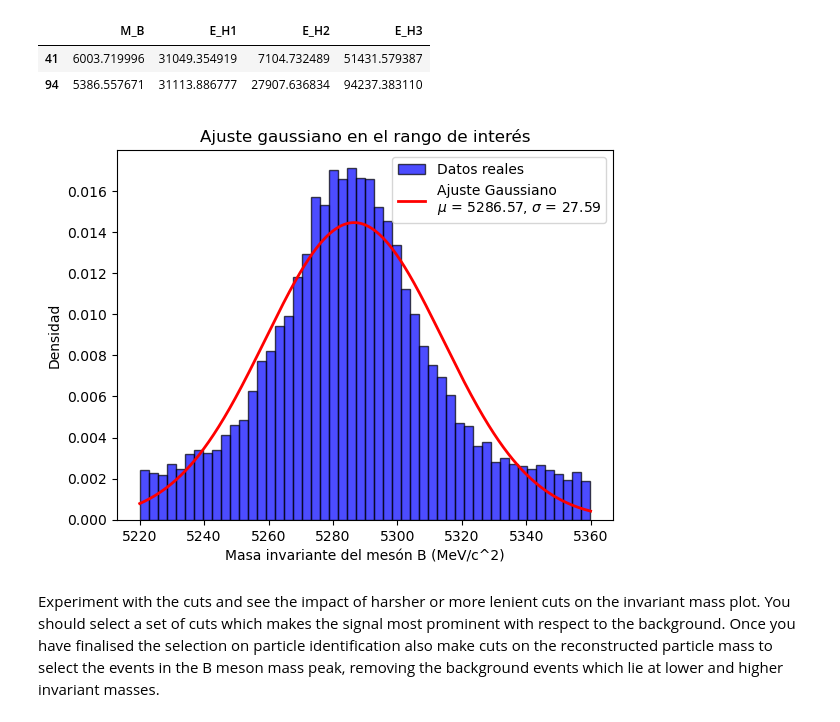
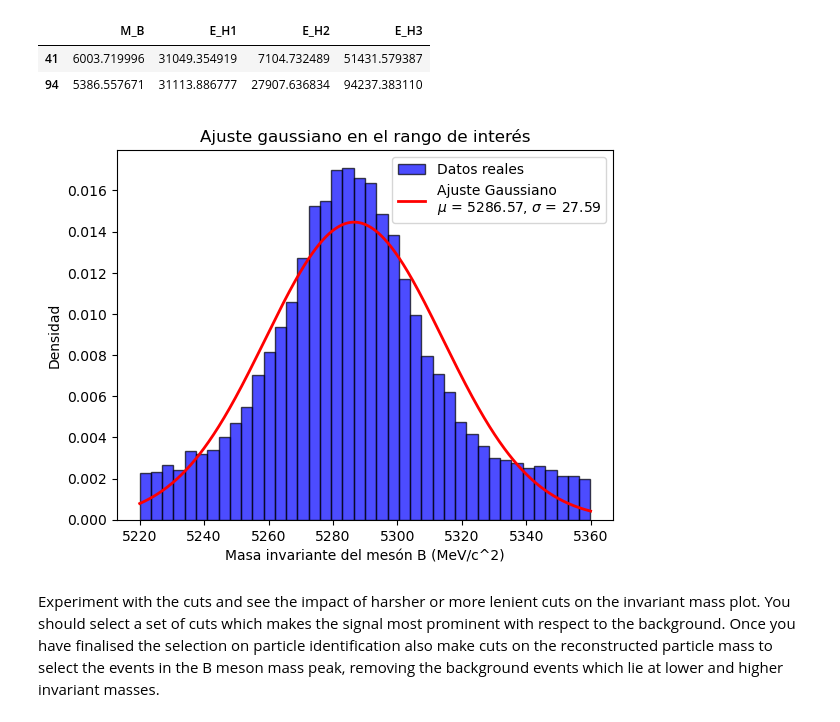
Before and after one commit to JFernando6321/LHCb-Hackathon, a Jupyter notebook: LHCb_Open_Data_Project_PWF.ipynb, the cells around one changed output. Saved outputs shown, nothing was run; the diff lists cells and outputs as text; code cells hidden in the pictures.

```diff
--- a/LHCb_Open_Data_Project_PWF.ipynb
+++ b/LHCb_Open_Data_Project_PWF.ipynb
@@ -452,27 +484,27 @@ columna_masa.head(2)
 # %%
 #haciendo un analisis estadistico mas riguroso
 from scipy.stats import norm
 #Centrando el rango donde se acumulan los datos segun el grafico anterior
 range_min, range_max = 5220, 5360
 filtered_data = real_data[(real_data['M_B'] >= range_min) & (real_data['M_B'] <= range_max)]
 
 # Hacemos un ajuste gaussiano al rango seleccionado
 mu, std = norm.fit(filtered_data['M_B'])
 
 x = np.linspace(range_min, range_max, 1000)
 pdf = norm.pdf(x, mu, std)
 
 # Histograma y ajuste gaussiano
-plt.hist(filtered_data['M_B'], bins=50, density=True, color='blue', alpha=0.7, edgecolor='black', label='Datos reales')
+plt.hist(filtered_data['M_B'], bins=40, density=True, color='blue', alpha=0.7, edgecolor='black', label='Datos reales')
 plt.plot(x, pdf, color='red', linewidth=2, label=f'Ajuste Gaussiano\n$\mu$ = {mu:.2f}, $\sigma$ = {std:.2f}')
 plt.xlabel('Masa invariante del mesón B (MeV/c^2)')
 plt.ylabel('Densidad')
 plt.title('Ajuste gaussiano en el rango de interés')
 plt.legend()
 #plt.grid(True)
 plt.show()
 # %% [output]
-[figure, old version]
+[figure, new version]
 # %% [markdown]
 Experiment with the cuts and see the impact of harsher or more lenient cuts on the invariant mass plot.
 You should select a set of cuts which makes the signal most prominent with respect to the background.
```
Also changed, not shown: parts of 22 cells of this notebook.
